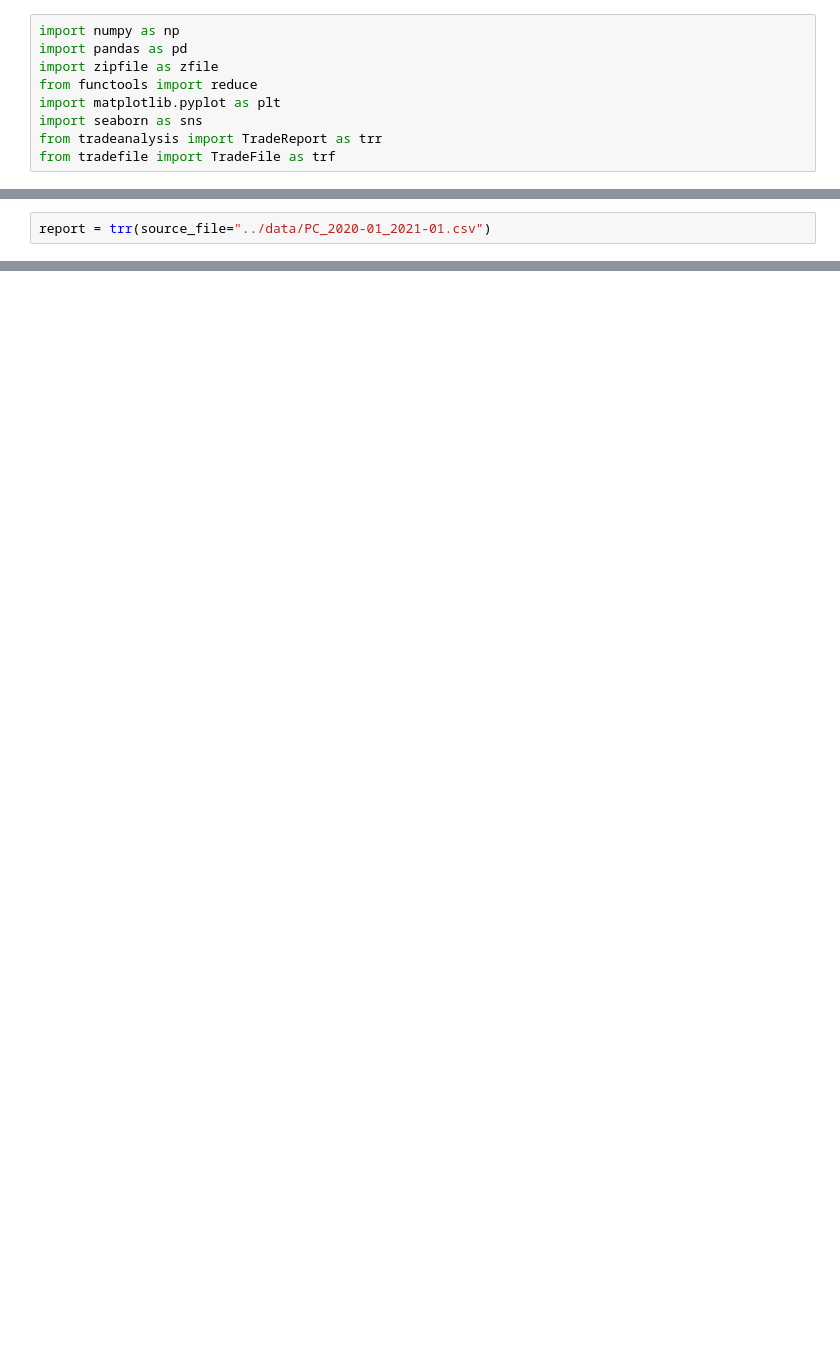
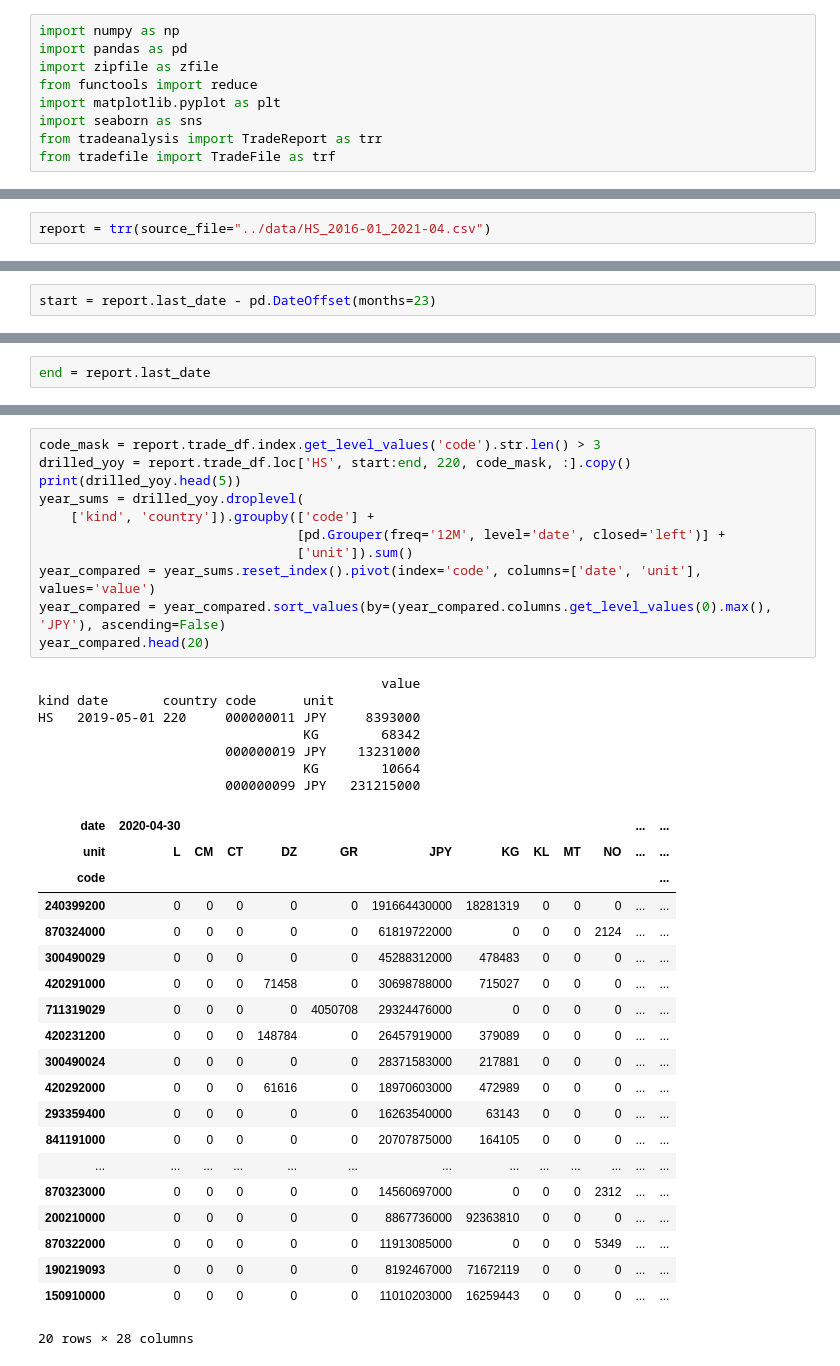
Before and after one commit to liapunov/JapanTrade, a Jupyter notebook: src/japantrade/Trade data analysis.ipynb, the cells around one changed output, grey strips where cells are left out. Saved outputs shown, nothing was run; the diff lists cells and outputs as text; blank space fills up the shorter version.

```diff
--- a/src/japantrade/Trade data analysis.ipynb
+++ b/src/japantrade/Trade data analysis.ipynb
@@ -58,3 +16,3 @@ tradefile   : INFO     TradeFile.save_to_file: saved data to ../data/PC_2020-01_
 # %%
-report = trr(source_file="../data/PC_2020-01_2021-01.csv")
+report = trr(source_file="../data/HS_2016-01_2021-04.csv")
 # %% [output]
@@ -61,0 +34,2 @@ TradeReport: the uploaded data start at date 2020-01-01 00:00:00 and end at date
+# %%
+start = report.last_date - pd.DateOffset(months=23)
@@ -61,0 +40,2 @@ TradeReport: the uploaded data start at date 2020-01-01 00:00:00 and end at date
+# %%
+end = report.last_date
@@ -101,0 +66,39 @@ df.head(10)
+# %%
+code_mask = report.trade_df.index.get_level_values('code').str.len() > 3
+drilled_yoy = report.trade_df.loc['HS', start:end, 220, code_mask, :].copy()
+print(drilled_yoy.head(5))
+year_sums = drilled_yoy.droplevel(
+    ['kind', 'country']).groupby(['code'] +
+                                 [pd.Grouper(freq='12M', level='date', closed='left')] +
+                                 ['unit']).sum()
+year_compared = year_sums.reset_index().pivot(index='code', columns=['date', 'unit'], values='value')
+year_compared = year_compared.sort_values(by=(year_compared.columns.get_level_values(0).max(), 'JPY'), ascending=False)
+year_compared.head(20)
+# %% [output]
+                                            value
+kind date       country code      unit
+HS   2019-05-01 220     000000011 JPY     8393000
+                                  KG        68342
+                        000000019 JPY    13231000
+                                  KG        10664
+                        000000099 JPY   231215000
+| date | 2020-04-30 |  |  |  |  |  |  |  |  |  | ... | ... |
+| unit | L | CM | CT | DZ | GR | JPY | KG | KL | MT | NO | ... | ... |
+| code |  |  |  |  |  |  |  |  |  |  |  | ... |
+| 240399200 | 0 | 0 | 0 | 0 | 0 | 191664430000 | 18281319 | 0 | 0 | 0 | ... | ... |
+| 870324000 | 0 | 0 | 0 | 0 | 0 | 61819722000 | 0 | 0 | 0 | 2124 | ... | ... |
+| 300490029 | 0 | 0 | 0 | 0 | 0 | 45288312000 | 478483 | 0 | 0 | 0 | ... | ... |
+| 420291000 | 0 | 0 | 0 | 71458 | 0 | 30698788000 | 715027 | 0 | 0 | 0 | ... | ... |
+| 711319029 | 0 | 0 | 0 | 0 | 4050708 | 29324476000 | 0 | 0 | 0 | 0 | ... | ... |
+| 420231200 | 0 | 0 | 0 | 148784 | 0 | 26457919000 | 379089 | 0 | 0 | 0 | ... | ... |
+| 300490024 | 0 | 0 | 0 | 0 | 0 | 28371583000 | 217881 | 0 | 0 | 0 | ... | ... |
+| 420292000 | 0 | 0 | 0 | 61616 | 0 | 18970603000 | 472989 | 0 | 0 | 0 | ... | ... |
+| 293359400 | 0 | 0 | 0 | 0 | 0 | 16263540000 | 63143 | 0 | 0 | 0 | ... | ... |
+| 841191000 | 0 | 0 | 0 | 0 | 0 | 20707875000 | 164105 | 0 | 0 | 0 | ... | ... |
+| ... | ... | ... | ... | ... | ... | ... | ... | ... | ... | ... | ... | ... |
+| 870323000 | 0 | 0 | 0 | 0 | 0 | 14560697000 | 0 | 0 | 0 | 2312 | ... | ... |
+| 200210000 | 0 | 0 | 0 | 0 | 0 | 8867736000 | 92363810 | 0 | 0 | 0 | ... | ... |
+| 870322000 | 0 | 0 | 0 | 0 | 0 | 11913085000 | 0 | 0 | 0 | 5349 | ... | ... |
+| 190219093 | 0 | 0 | 0 | 0 | 0 | 8192467000 | 71672119 | 0 | 0 | 0 | ... | ... |
+| 150910000 | 0 | 0 | 0 | 0 | 0 | 11010203000 | 16259443 | 0 | 0 | 0 | ... | ... |
+20 rows × 28 columns
```
Also changed, not shown: parts of 29 cells of this notebook, 6 other files.
